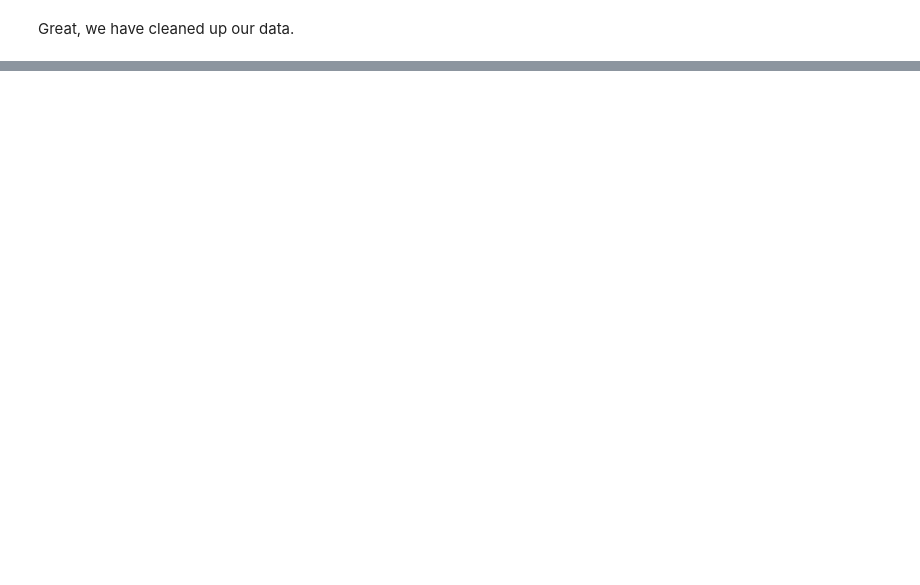
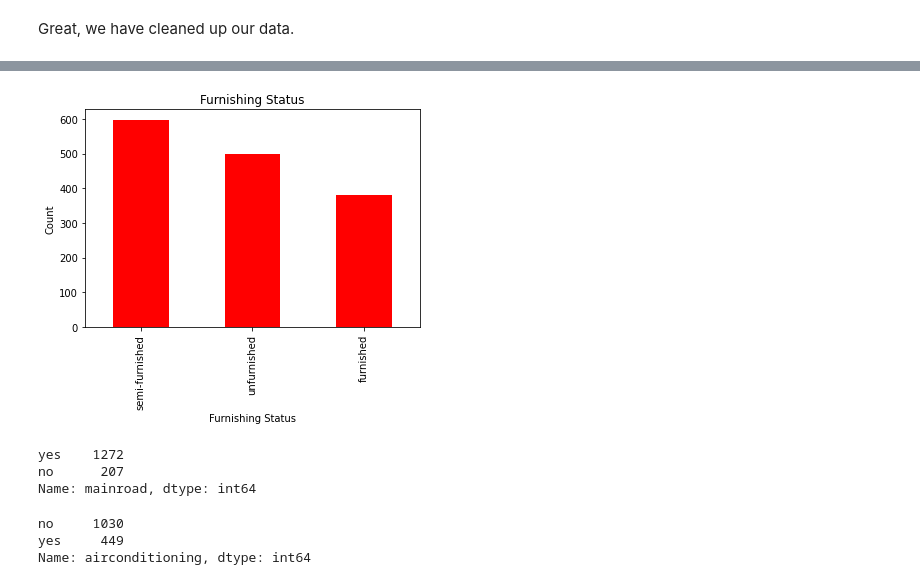
Before and after one commit to halchemylab/Housing-Prices-Machine-Learning-Project, a Jupyter notebook: analysis.ipynb, the cells around one changed output, grey strips where cells are left out. Drawn from its saved outputs; the diff is of its cells as text; code cells hidden in the pictures; blank space fills up the shorter version.

```diff
--- a/analysis.ipynb
+++ b/analysis.ipynb
@@ -179,0 +201,20 @@ plt.show()
+# %%
+df["furnishingstatus"].value_counts().plot(kind="bar", color="red")
+plt.title("Furnishing Status")
+plt.xlabel("Furnishing Status")
+plt.ylabel("Count")
+plt.show()
+# %% [output]
+[figure, added]
+# %%
+df["mainroad"].value_counts(ascending=False)
+# %% [output]
+yes    1272
+no      207
+Name: mainroad, dtype: int64
+# %%
+df["airconditioning"].value_counts(ascending=False)
+# %% [output]
+no     1030
+yes     449
+Name: airconditioning, dtype: int64
```
Also changed, not shown: parts of 13 cells of this notebook.
